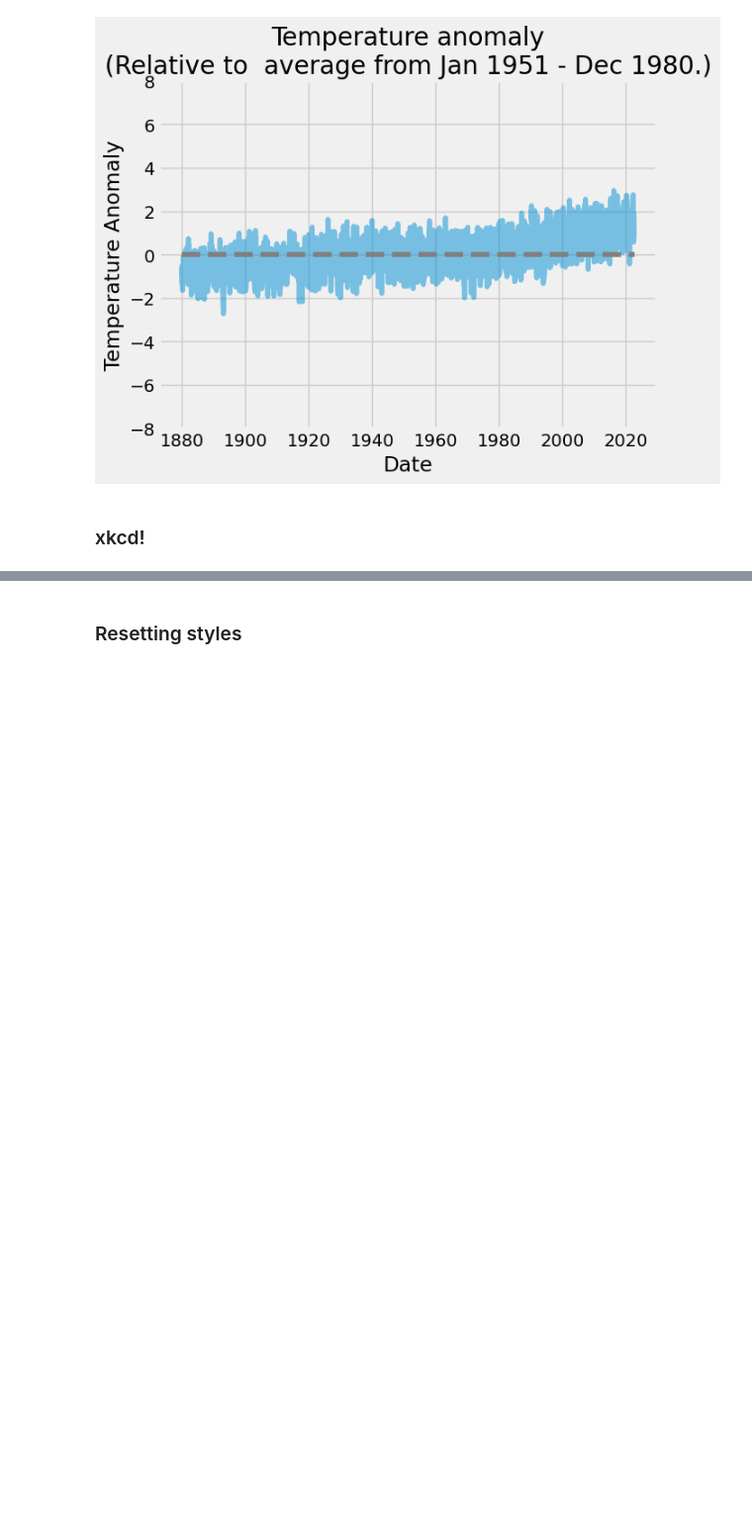
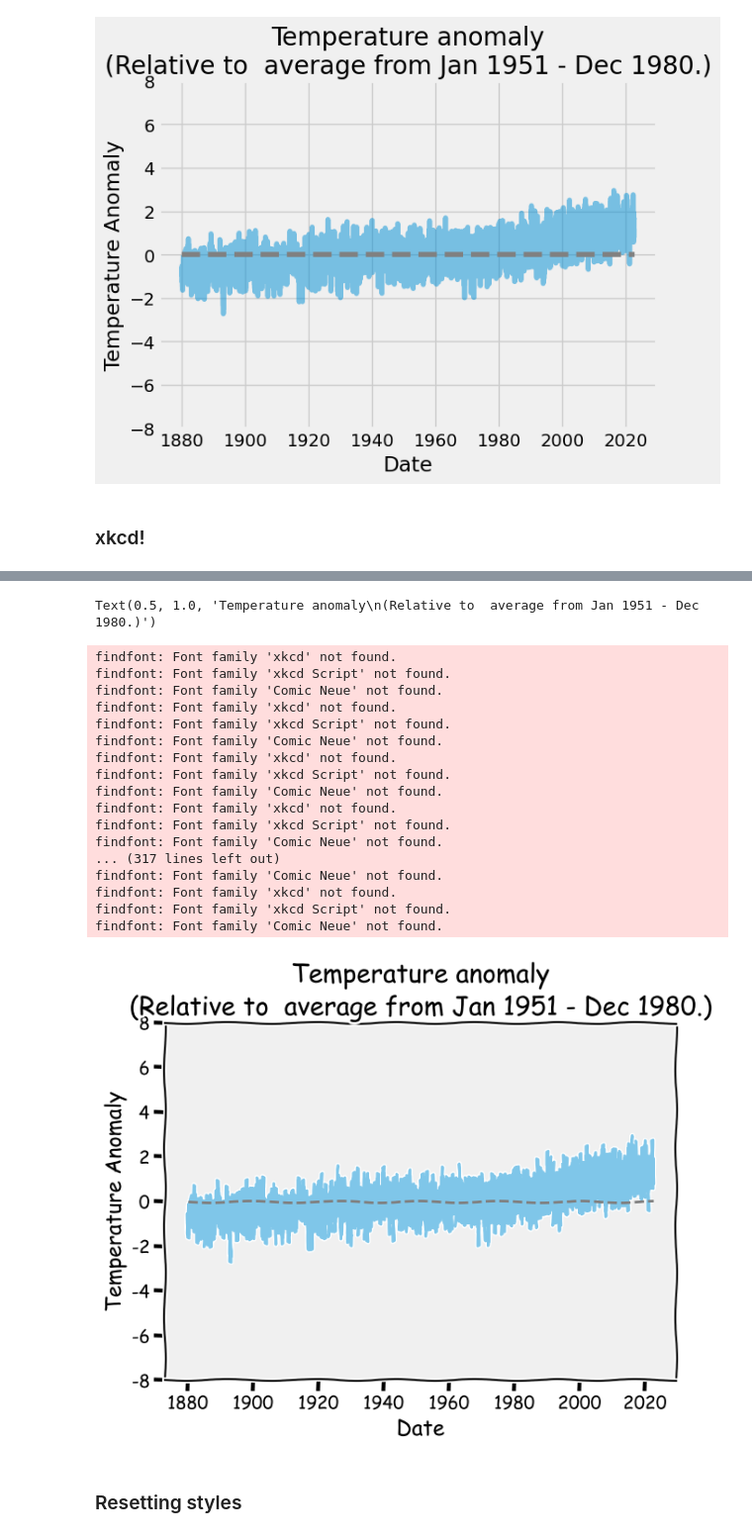
Before and after one commit to SPS-SP2273/learning-portfolio-reneeyeapyewjin, a Jupyter notebook: 7.1_plotting/plotting_(need).ipynb, the cells around one changed output, grey strips where cells are left out. Shown: that part at 99% size. Saved outputs shown, nothing was run; the diff lists cells and outputs as text; code cells hidden in the pictures; blank space fills up the shorter version.

```diff
--- a/7.1_plotting/plotting_(need).ipynb
+++ b/7.1_plotting/plotting_(need).ipynb
@@ -240,3 +220,38 @@ findfont: Font family 'Comic Neue' not found.
+# %%
+plt.xkcd()
+
+data = np.loadtxt('Complete_TAVG_daily.txt', skiprows=24)
+
+date = data[:, 0]
+anomaly = data[:, -1]
+
+plt.plot(date, anomaly, alpha=.5)
+plt.hlines(0, date[0], date[-1], linestyle='--', colors='grey')
+plt.ylim([-8, 8])
+
+plt.xlabel('Date')
+plt.ylabel('Temperature Anomaly')
+plt.title('Temperature anomaly\n(Relative to  average from Jan 1951 - Dec 1980.)')
+# %% [output]
+Text(0.5, 1.0, 'Temperature anomaly\n(Relative to  average from Jan 1951 - Dec 1980.)')
+findfont: Font family 'xkcd' not found.
+findfont: Font family 'xkcd Script' not found.
+findfont: Font family 'Comic Neue' not found.
+findfont: Font family 'xkcd' not found.
+findfont: Font family 'xkcd Script' not found.
+findfont: Font family 'Comic Neue' not found.
+findfont: Font family 'xkcd' not found.
+findfont: Font family 'xkcd Script' not found.
+findfont: Font family 'Comic Neue' not found.
+findfont: Font family 'xkcd' not found.
+findfont: Font family 'xkcd Script' not found.
+findfont: Font family 'Comic Neue' not found.
+... (317 lines left out)
+findfont: Font family 'Comic Neue' not found.
+findfont: Font family 'xkcd' not found.
+findfont: Font family 'xkcd Script' not found.
+findfont: Font family 'Comic Neue' not found.
+[figure, added]
 # %% [markdown]
 ### Resetting styles
 # %%
```
Also changed, not shown: parts of 2 cells of this notebook.
